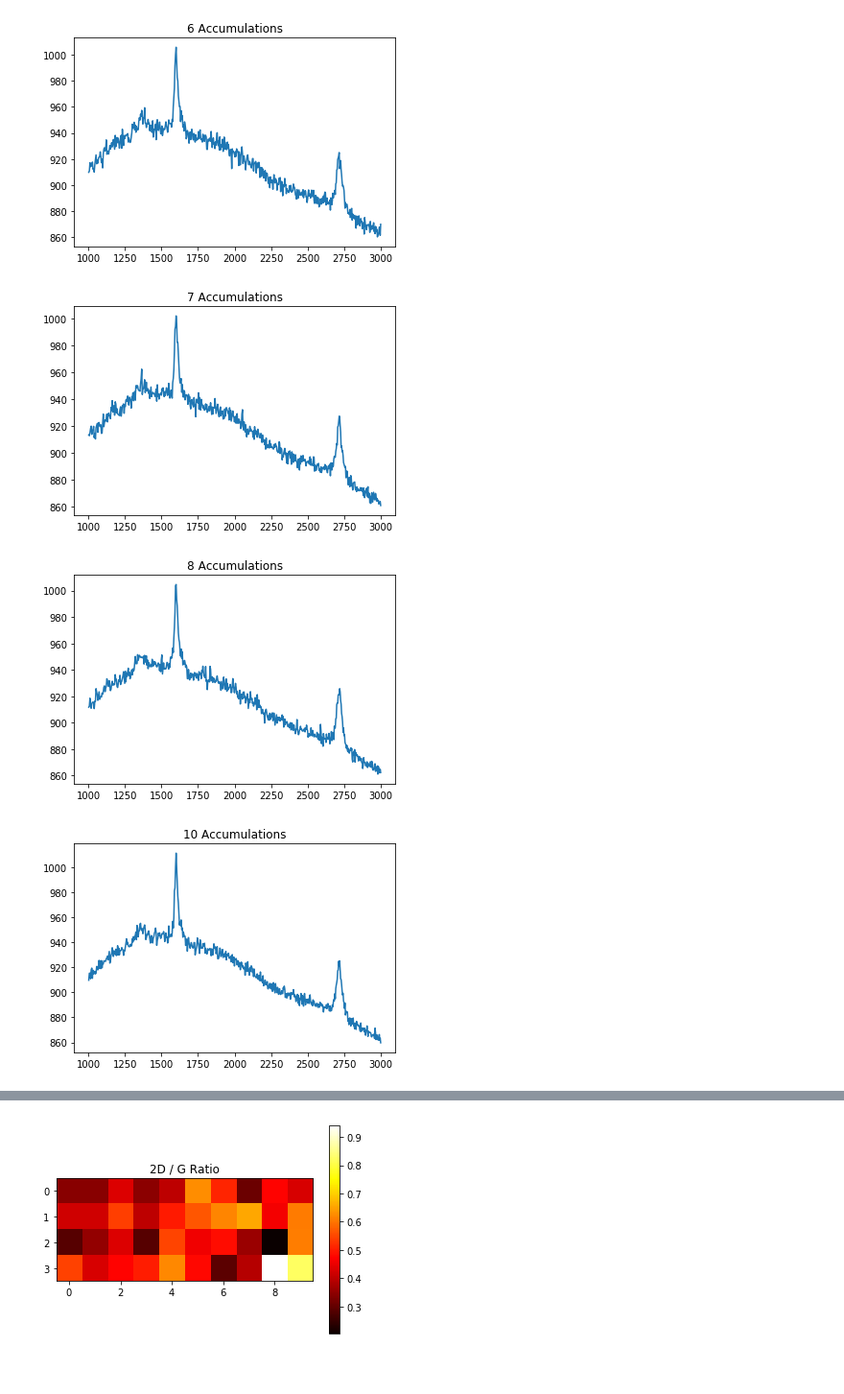
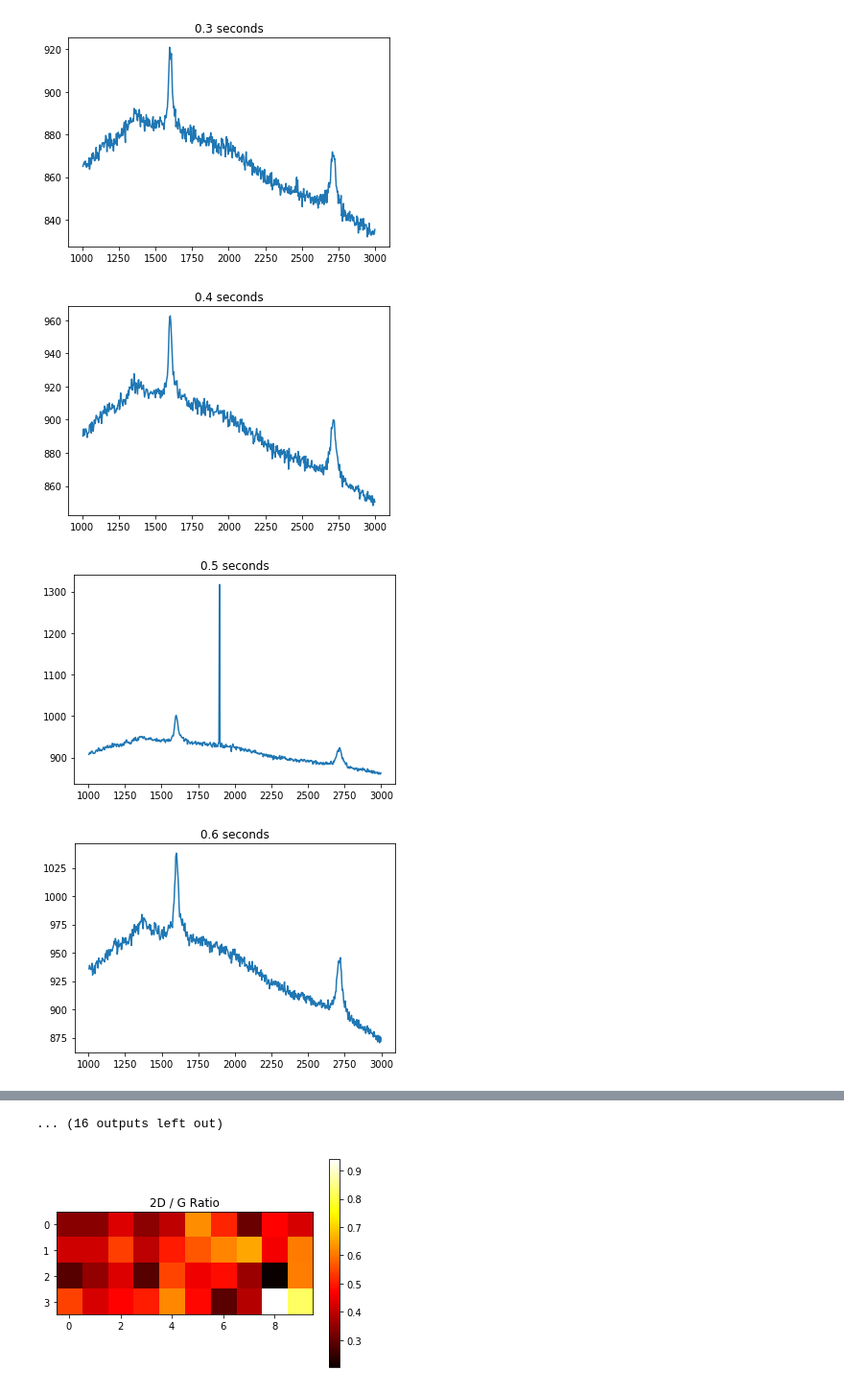
Before and after one commit to alexanderbarrett/Graphene, a Jupyter notebook: handscan_2D.ipynb, the cells around one changed output, grey strips where cells are left out. Shown: that part at 96% size. Saved outputs shown, nothing was run; the diff lists cells and outputs as text; code cells hidden in the pictures.

Commit message:
to print integration time

```diff
--- a/handscan_2D.ipynb
+++ b/handscan_2D.ipynb
@@ -10,10 +10,10 @@ import matplotlib.pyplot as plt
 np.set_printoptions(threshold = np.nan)
 
 # folder containing only the data to be imported
-path = 'C:\\Users\\abarrett.BNL\\Data\\2018.06.21\\ACS_3-5_layer_Gr_Cu\\Accumulations\\'
+path = 'C:\\Users\\abarrett.BNL\\Data\\2018.06.21\\ACS_3-5_layer_Gr_Cu\\Integration_time\\'
 
 # import x data (just one array to go with every y)
-xfile = path + 'Single Spectrum_015_Spec.Data 1 (X-Axis).txt'
+xfile = path + 'Single Spectrum_028_Spec.Data 1 (X-Axis).txt'
 with open(xfile, 'r') as f:
     x = np.loadtxt(f)
 
@@ -43,14 +47,12 @@ Single Spectrum_027_Spec.Data 1 (Y-Axis).txt
 # %%
 # plots
 
-order = [3, 4, 5, 6, 1, 7, 8, 2, 9, 10, 11, 12, 0]
-titles = ['1 Accumulation', '2 Accumulations', '3 Accumulations', '4 Accumulations', '5 Accumulations', '6 Accumulations', '7 Accumulations', '8 Accumulations', '10 Accumulations', '20 Accumulations', '30 Accumulations', '40 Accumulations', '50 Accumulations']
-
+titles = [0.05, 0.10, 0.15, 0.20, 0.25, 0.30, 0.40, 0.50, 0.60, 0.70, 0.80, 0.90, 1.0, 1.5, 2.0, 2.5, 3.0, 3.5, 4.0, 4.5, 5.0, 6.0, 7.0, 8.0, 9.0, 10.0, 15.0, 20.0]
 for i in range(len(ydata)):
     plt.figure(i)
     spec_start = np.argmax(x>1000)
     spec_end = np.argmax(x>3000)
-    py.title(titles[i])
-    py.plot(x[spec_start:spec_end],ydata[order[i]][spec_start:spec_end])
+    py.title(str(titles[i]) + ' seconds')
+    py.plot(x[spec_start:spec_end],ydata[i][spec_start:spec_end])
     py.show()
 # %% [output]
@@ -62,4 +64,4 @@ for i in range(len(ydata)):
-[figure, old version]
+[figure, new version]
-[figure, old version]
+[figure, new version]
-[figure, old version]
+[figure, new version]
-[figure, old version]
+[figure, new version]
@@ -70,3 +71,4 @@ for i in range(len(ydata)):
+... (16 outputs left out)
 # %%
 # run get_ratio.ipynb so get_ratio function can be used in this notebook
 
```
Also changed, not shown: parts of 3 cells of this notebook.
